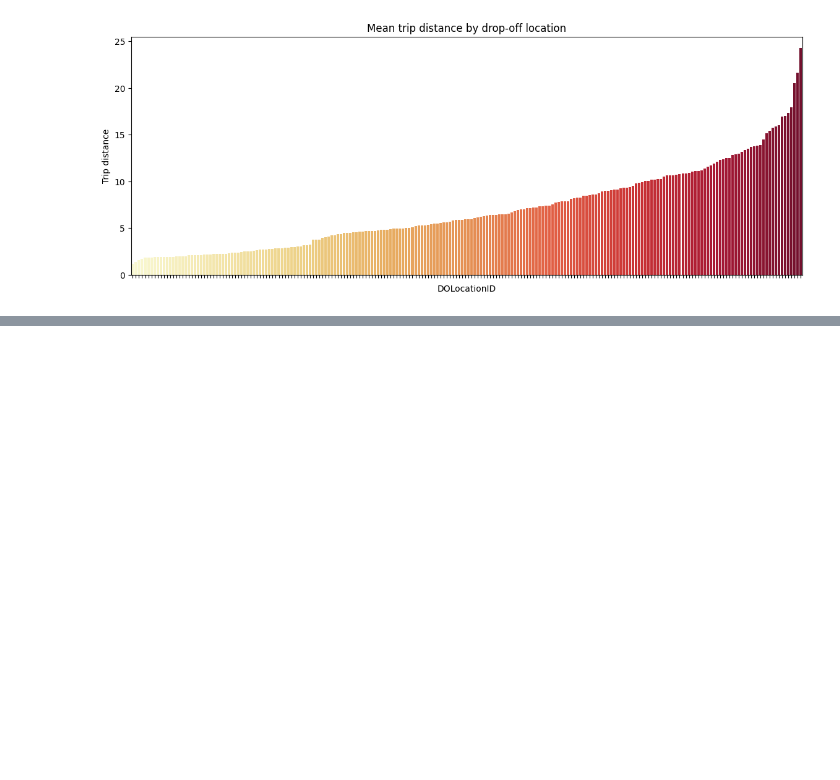
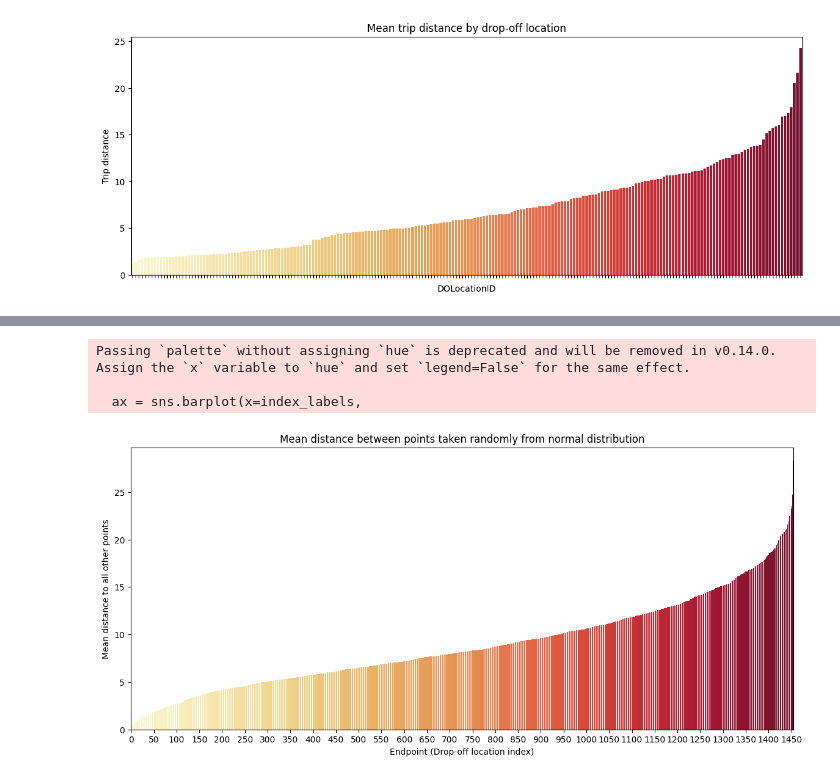
Before and after one commit to minhphu102003/visualization, a Jupyter notebook: Automatidata.ipynb, the cells around one changed output, grey strips where cells are left out. Drawn from its saved outputs; the diff is of its cells as text; code cells hidden in the pictures; blank space fills up the shorter version.

Commit message:
update automatic data

```diff
--- a/Automatidata.ipynb
+++ b/Automatidata.ipynb
@@ -443,0 +450,25 @@ Text(0, 0.5, 'Trip distance')
+# %%
+# 1. Generate random point on a 2D plane from a normal distribution
+test = np.round(np.random.normal(10, 5, (3000, 2)), 1)
+midway = int(len(test) / 2)
+start = test[:midway]
+end = test[midway:]
+
+# 2. Calculate Euclidean distances between points in first half and second half of an array
+distances = (start - end) ** 2
+distances = distances.sum(axis=1)
+distances = np.sqrt(distances)
+
+# 3. Create DataFrame
+test_df = pd.DataFrame({'start': [tuple(x) for x in start.tolist()],
+                        'end': [tuple(x) for x in end.tolist()],
+                        'distance': distances})
+
+# 4. Group by 'end' and calculate mean
+data = test_df.groupby('end')[ 'distance'].mean()
+
+# 5. Sort values by 'distance'
+data = data.sort_values()
+
+# 6. Output
+data
@@ -443,0 +489,24 @@ Text(0, 0.5, 'Trip distance')
+# %%
+plt.figure(figsize=(14, 6))
+
+# Sử dụng chỉ số cho các điểm thay vì hiển thị tuple trực tiếp trên trục x
+index_labels = range(len(data))
+
+# Vẽ biểu đồ
+ax = sns.barplot(x=index_labels,
+                 y=data,
+                 palette='YlOrRd')
+
+# Cài đặt nhãn và tiêu đề cho biểu đồ
+ax.set_xticks(index_labels[::50])  # Hiển thị nhãn chỉ mỗi 50 giá trị trên trục x (tùy thuộc vào số lượng điểm)
+ax.set_xlabel('Endpoint (Drop-off location index)')
+ax.set_ylabel('Mean distance to all other points')
+ax.set_title('Mean distance between points taken randomly from normal distribution')
+
+# Hiển thị biểu đồ
+plt.show()
+# %% [output]
+Passing `palette` without assigning `hue` is deprecated and will be removed in v0.14.0. Assign the `x` variable to `hue` and set `legend=False` for the same effect.
+
+  ax = sns.barplot(x=index_labels,
+[figure, added]
```
Also changed, not shown: parts of 5 cells of this notebook.
